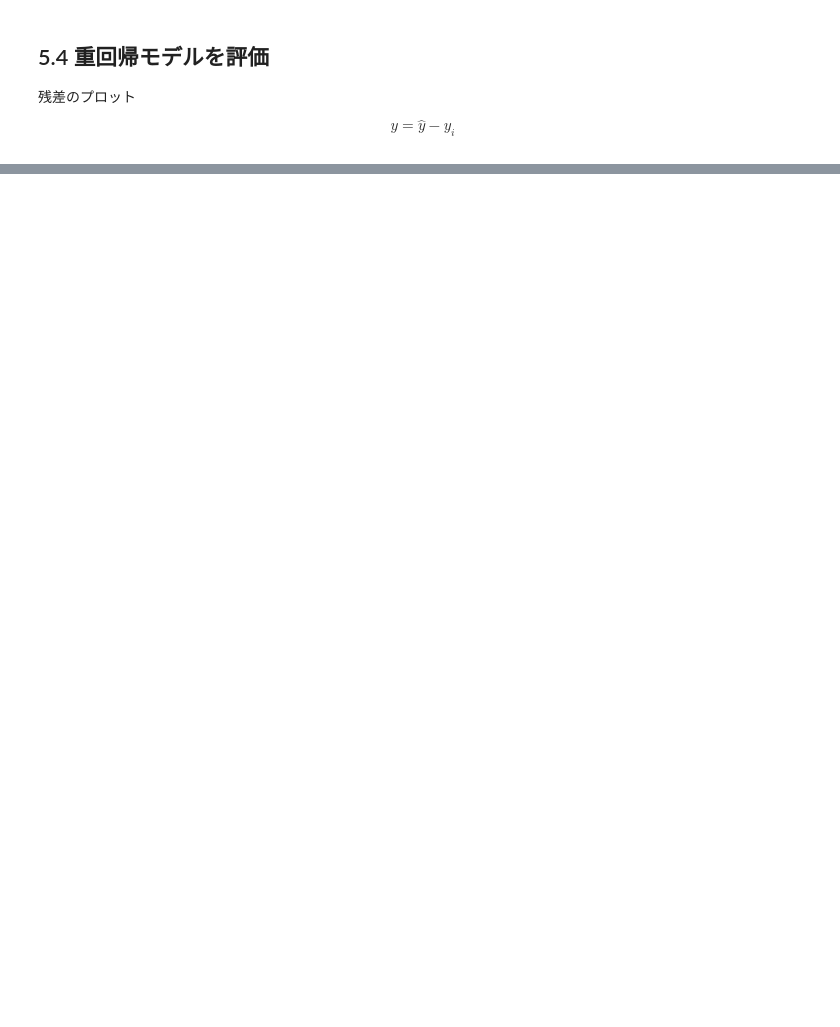
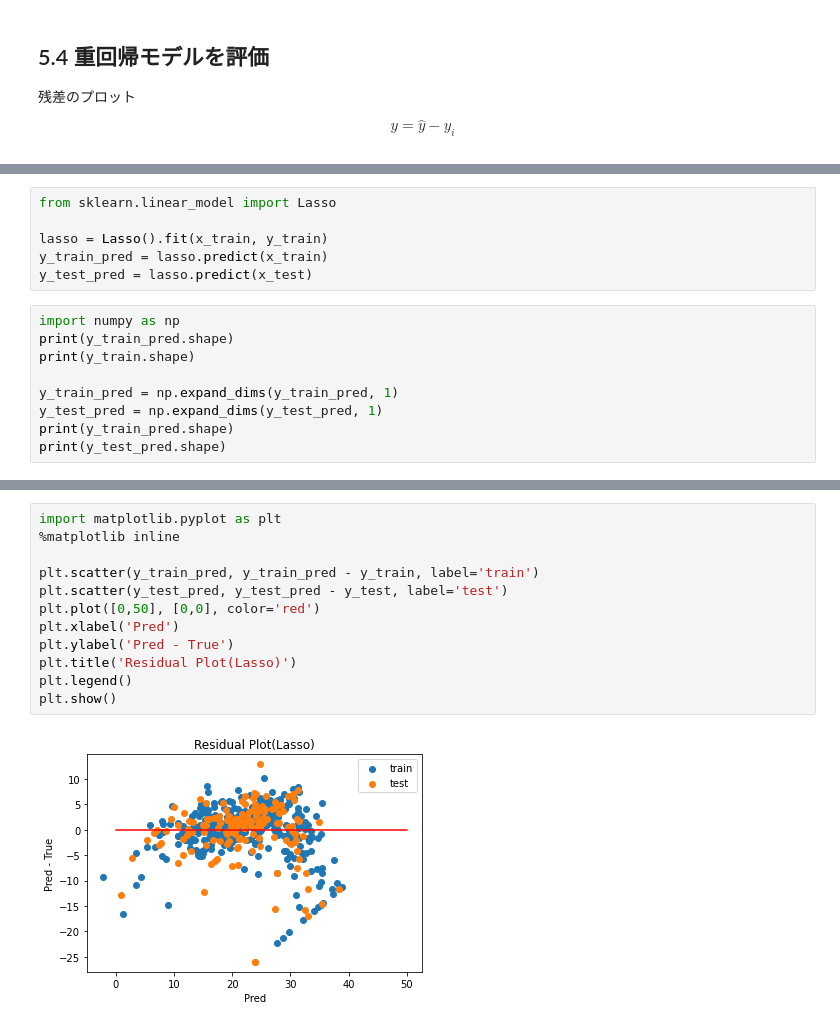
Before and after one commit to kackey0-1/ml_handson, a Jupyter notebook: ai_model_build_100/5_multi_var_regression_model.ipynb, the cells around one changed output, grey strips where cells are left out. Drawn from its saved outputs; the diff is of its cells as text; blank space fills up the shorter version.

```diff
--- a/ai_model_build_100/5_multi_var_regression_model.ipynb
+++ b/ai_model_build_100/5_multi_var_regression_model.ipynb
@@ -229,0 +273,15 @@ R2  : 0.67338
+# %%
+from sklearn.linear_model import Lasso
+
+lasso = Lasso().fit(x_train, y_train)
+y_train_pred = lasso.predict(x_train)
+y_test_pred = lasso.predict(x_test)
+# %%
+import numpy as np
+print(y_train_pred.shape)
+print(y_train.shape)
+
+y_train_pred = np.expand_dims(y_train_pred, 1)
+y_test_pred = np.expand_dims(y_test_pred, 1)
+print(y_train_pred.shape)
+print(y_test_pred.shape)
@@ -229,0 +311,14 @@ R2  : 0.67338
+# %%
+import matplotlib.pyplot as plt
+%matplotlib inline
+
+plt.scatter(y_train_pred, y_train_pred - y_train, label='train')
+plt.scatter(y_test_pred, y_test_pred - y_test, label='test')
+plt.plot([0,50], [0,0], color='red')
+plt.xlabel('Pred')
+plt.ylabel('Pred - True')
+plt.title('Residual Plot(Lasso)')
+plt.legend()
+plt.show()
+# %% [output]
+[figure, added]
```
Also changed, not shown: parts of 11 cells of this notebook, 4 other files.
